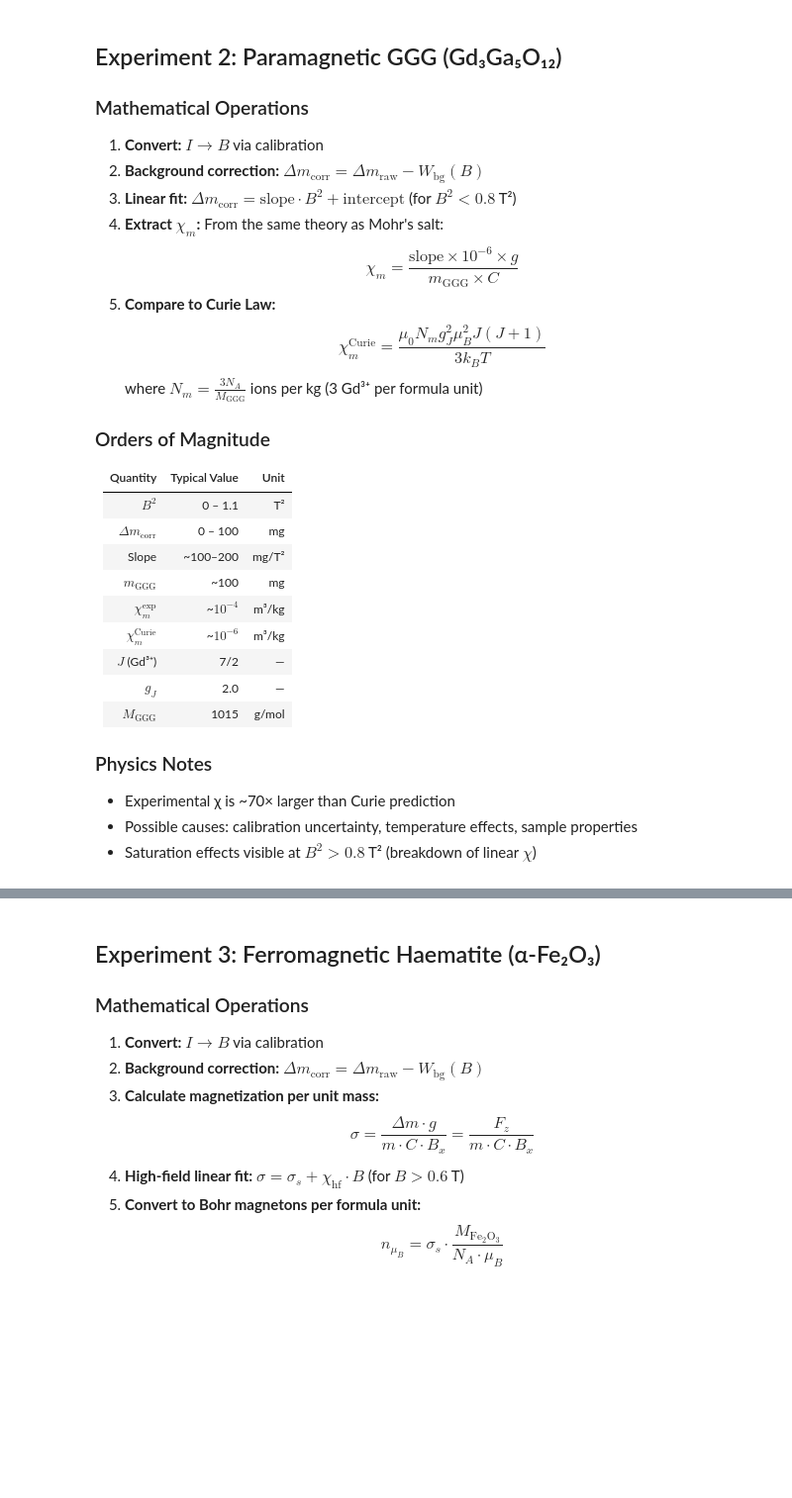
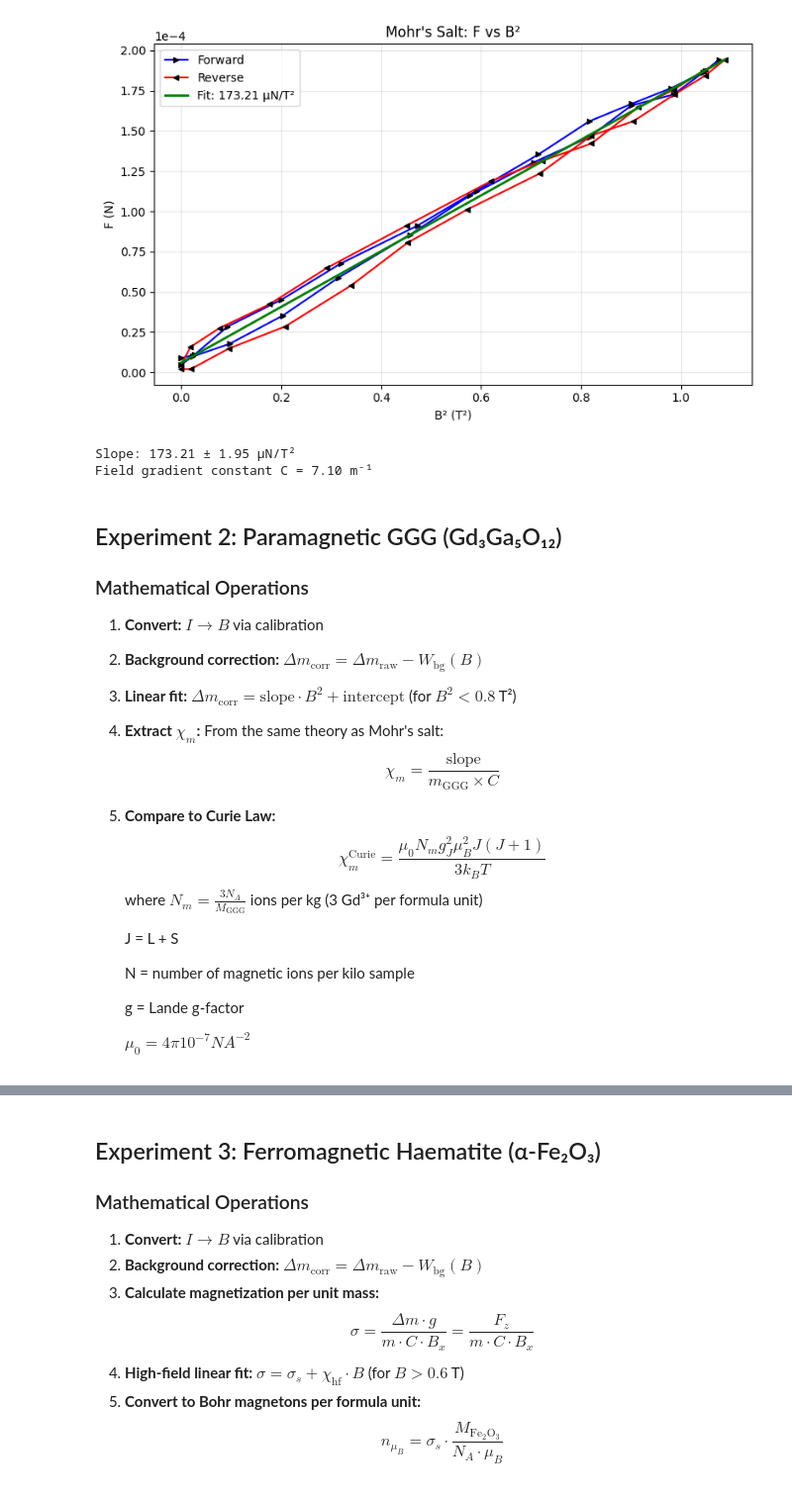
Before and after one commit to Matth3wc/Comp-Sim-Numerical-Methods, a Jupyter notebook: exp_magnitisation_susceptibility/main.ipynb, the cells around one changed output, grey strips where cells are left out. Shown at 99% size. Saved outputs shown, nothing was run; the diff lists cells and outputs as text; code cells hidden in the pictures; blank space fills up the shorter version.

```diff
--- a/exp_magnitisation_susceptibility/main.ipynb
+++ b/exp_magnitisation_susceptibility/main.ipynb
@@ -270,3 +122,55 @@ Ratio: 0.8×
+# %%
+def partB_mohrs_calibration():
+    """Part B: Field Gradient Calibration with Mohr's Salt"""
+    chi_mohrs, m_mohrs, g = d.chi_mohrs, d.mohrs_mass, d.g
+    I_mohrs_for, W_mohrs_for = d.exp1b_mohrs_for.current, d.exp1b_mohrs_for.values
+    I_mohrs_rev, W_mohrs_rev = d.exp1b_mohrs_rev.current, d.exp1b_mohrs_rev.values
+
+    B_mohrs_for = np.abs(current_to_field(I_mohrs_for))
+    B_mohrs_rev = np.abs(current_to_field(-I_mohrs_rev))
+    B2_for, B2_rev = B_mohrs_for**2, B_mohrs_rev**2
+    peak_mohrs_for, peak_mohrs_rev = np.argmax(I_mohrs_for), np.argmax(I_mohrs_rev)
+
+    # Apply background correction
+    # Convert raw mass to force, then subtract background force
+    F_for_raw = W_mohrs_for * 1e-6 * g
+    F_rev_raw = W_mohrs_rev * 1e-6 * g
+    F_for_corr = F_for_raw - F_correction_for
+    F_rev_corr = F_rev_raw - F_correction_rev
+
+    # Linear fit: F = slope * B² + intercept
+    B2_all = np.concatenate([B2_for, B2_rev])
+    F_all = np.concatenate([F_for_corr, F_rev_corr])
+    popt, pcov = curve_fit(lambda x, a, b: a*x + b, B2_all, F_all)
+    slope, intercept = popt
+    slope_err = np.sqrt(pcov[0,0])
+    B2_fit = np.linspace(0, B2_all.max(), 100)
+    F_fit = slope * B2_fit + intercept
+
+    # Plot F vs B²
+    plt.figure()
+    plt.plot(B2_for, F_for_corr, 'b-', marker='>', mfc='k', mec='k', ms=5, label='Forward')
+    plt.plot(B2_rev, F_rev_corr, 'r-', marker='<', mfc='k', mec='k', ms=5, label='Reverse')
+    plt.plot(B2_fit, F_fit, 'g-', lw=2, label=f'Fit: {slope*1e6:.2f} μN/T²')
+    plt.xlabel('B² (T²)'), plt.ylabel('F (N)')
+    plt.gca().ticklabel_format(axis='y', style='scientific', scilimits=(0,0))
+    plt.title("Mohr's Salt: F vs B²"), plt.legend(), plt.grid(True, alpha=0.3)
+    plt.tight_layout(), plt.savefig('plots/partB_mohrs.png', dpi=100)
+    plt.show()
+
+    # Calculate C: F = C × m × χ × B²  →  C = slope / (m × χ)
+    C_val = slope / (m_mohrs * chi_mohrs)
+
+    print(f"Slope: {slope*1e6:.2f} ± {slope_err*1e6:.2f} μN/T²")
+    print(f"Field gradient constant C = {C_val:.2f} m⁻¹")
+
+    return C_val
+
+C_calibration = partB_mohrs_calibration()
+# %% [output]
+[figure, new version]
+Slope: 173.21 ± 1.95 μN/T²
+Field gradient constant C = 7.10 m⁻¹
 # %% [markdown]
 ## Experiment 2: Paramagnetic GGG (Gd₃Ga₅O₁₂)
 
@@ -275,25 +179,15 @@ Ratio: 0.8×
 2. **Background correction:** $\Delta m_{\text{corr}} = \Delta m_{\text{raw}} - W_{\text{bg}}(B)$
 3. **Linear fit:** $\Delta m_{\text{corr}} = \text{slope} \cdot B^2 + \text{intercept}$ (for $B^2 < 0.8$ T²)
 4. **Extract $\chi_m$:** From the same theory as Mohr's salt:
-   $$\chi_m = \frac{\text{slope} \times 10^{-6} \times g}{m_{\text{GGG}} \times C}$$
+   $$\chi_m = \frac{\text{slope}}{m_{\text{GGG}} \times C}$$
 5. **Compare to Curie Law:**
    $$\chi_m^{\text{Curie}} = \frac{\mu_0 N_m g_J^2 \mu_B^2 J(J+1)}{3 k_B T}$$
    where $N_m = \frac{3 N_A}{M_{\text{GGG}}}$ ions per kg (3 Gd³⁺ per formula unit)
 
-### Orders of Magnitude
-| Quantity | Typical Value | Unit |
-|----------|---------------|------|
-| $B^2$ | 0 – 1.1 | T² |
-| $\Delta m_{\text{corr}}$ | 0 – 100 | mg |
-| Slope | ~100–200 | mg/T² |
-| $m_{\text{GGG}}$ | ~100 | mg |
-| $\chi_m^{\text{exp}}$ | ~$10^{-4}$ | m³/kg |
-| $\chi_m^{\text{Curie}}$ | ~$10^{-6}$ | m³/kg |
-| $J$ (Gd³⁺) | 7/2 | — |
-| $g_J$ | 2.0 | — |
-| $M_{\text{GGG}}$ | 1015 | g/mol |
+   J = L + S
 
-### Physics Notes
-- Experimental χ is ~70× larger than Curie prediction
-- Possible causes: calibration uncertainty, temperature effects, sample properties
-- Saturation effects visible at $B^2 > 0.8$ T² (breakdown of linear $\chi$)
+   N = number of magnetic ions per kilo sample
+
+   g = Lande g-factor
+
+   $\mu_0=4\pi10^{-7}NA^{-2}$
```
Also changed, not shown: parts of 11 cells of this notebook, 6 other files.
